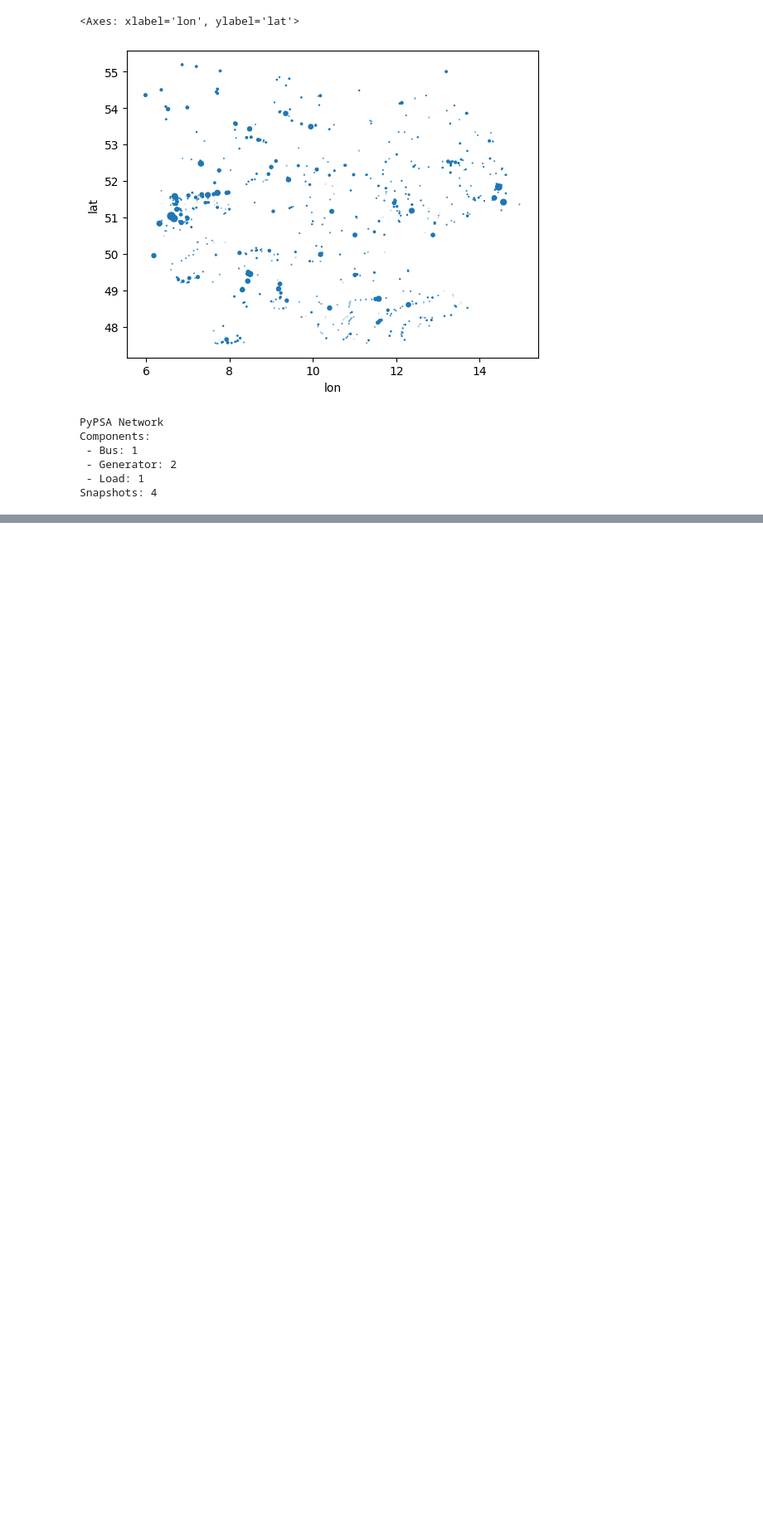
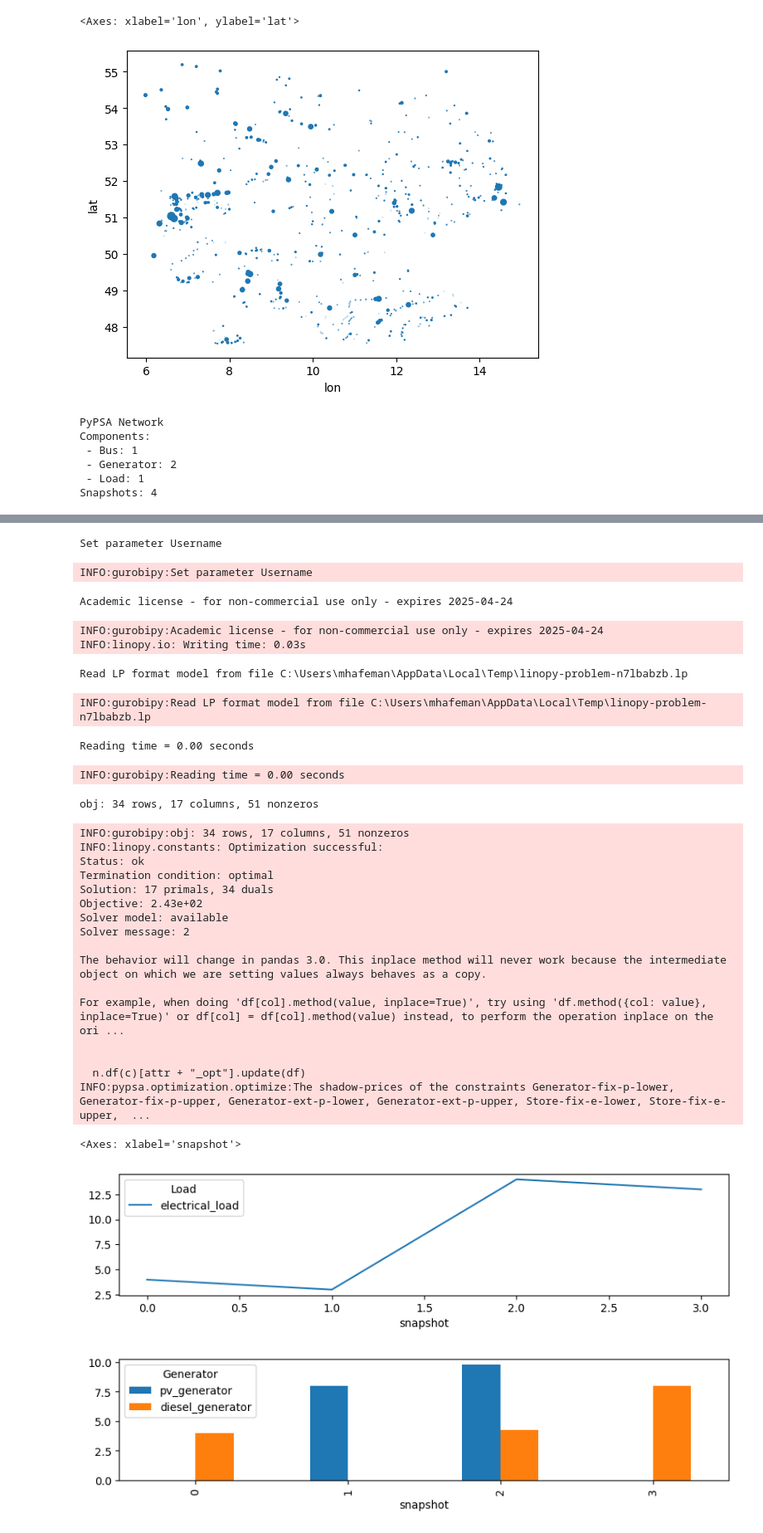
Before and after one commit to martin-hafemann/mmg, a Jupyter notebook: mmg.ipynb, the cells around one changed output, grey strips where cells are left out. Shown: that part at 83% size. Drawn from its saved outputs; the diff is of its cells as text; code cells hidden in the pictures; blank space fills up the shorter version.

```diff
--- a/mmg.ipynb
+++ b/mmg.ipynb
@@ -83,0 +110,7 @@ GurobiError: Version number is 11.0, license is for version 10.0
+# %%
+network_1.add('Store', name='battery', bus='electricity', e_nom=5)
+# %%
+network_1.optimize(solver_name='gurobi', solver_options={'OutputFlag': 0})
+network_1.loads_t.p.plot(figsize=(10, 2))
+network_1.generators_t.p.plot(kind="bar", figsize=(10, 2))
+# %% [output]
@@ -83,0 +120,29 @@ GurobiError: Version number is 11.0, license is for version 10.0
+Set parameter Username
+INFO:gurobipy:Set parameter Username
+Academic license - for non-commercial use only - expires 2025-04-24
+INFO:gurobipy:Academic license - for non-commercial use only - expires 2025-04-24
+INFO:linopy.io: Writing time: 0.03s
+Read LP format model from file C:\Users\mhafeman\AppData\Local\Temp\linopy-problem-n7lbabzb.lp
+INFO:gurobipy:Read LP format model from file C:\Users\mhafeman\AppData\Local\Temp\linopy-problem-n7lbabzb.lp
+Reading time = 0.00 seconds
+INFO:gurobipy:Reading time = 0.00 seconds
+obj: 34 rows, 17 columns, 51 nonzeros
+INFO:gurobipy:obj: 34 rows, 17 columns, 51 nonzeros
+INFO:linopy.constants: Optimization successful:
+Status: ok
+Termination condition: optimal
+Solution: 17 primals, 34 duals
+Objective: 2.43e+02
+Solver model: available
+Solver message: 2
+
+The behavior will change in pandas 3.0. This inplace method will never work because the intermediate object on which we are setting values always behaves as a copy.
+
+For example, when doing 'df[col].method(value, inplace=True)', try using 'df.method({col: value}, inplace=True)' or df[col] = df[col].method(value) instead, to perform the operation inplace on the ori ...
+
+
+  n.df(c)[attr + "_opt"].update(df)
+INFO:pypsa.optimization.optimize:The shadow-prices of the constraints Generator-fix-p-lower, Generator-fix-p-upper, Generator-ext-p-lower, Generator-ext-p-upper, Store-fix-e-lower, Store-fix-e-upper,  ...
+<Axes: xlabel='snapshot'>
+[figure, added]
+[figure, added]
```
Also changed, not shown: parts of 12 cells of this notebook, 1 other file.
